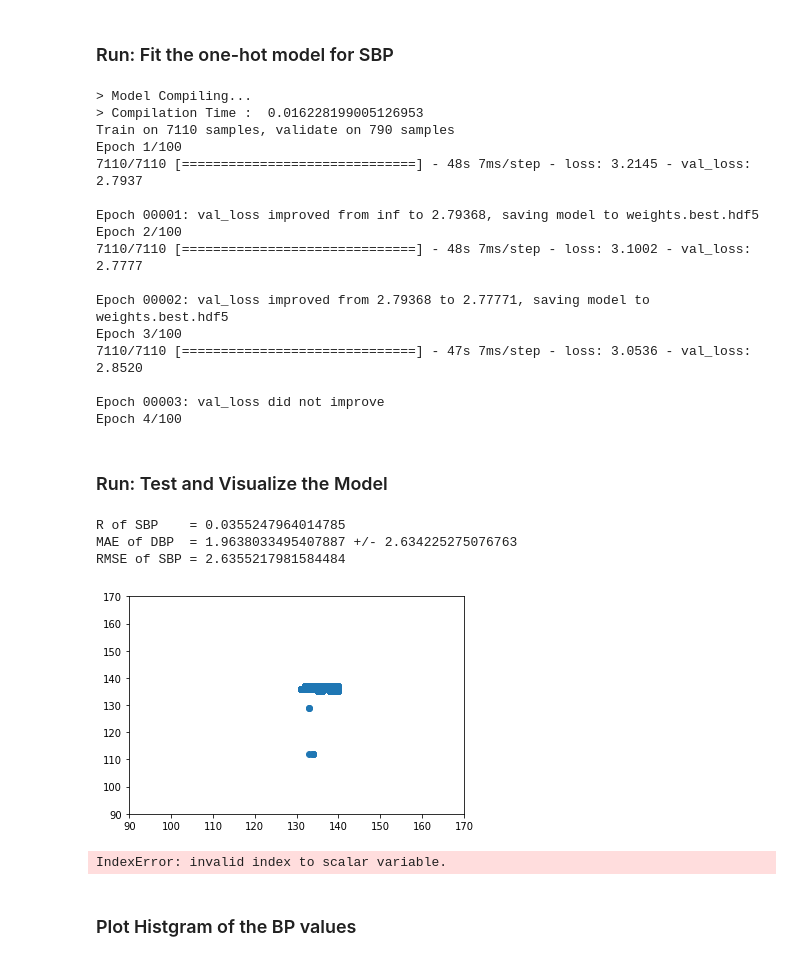
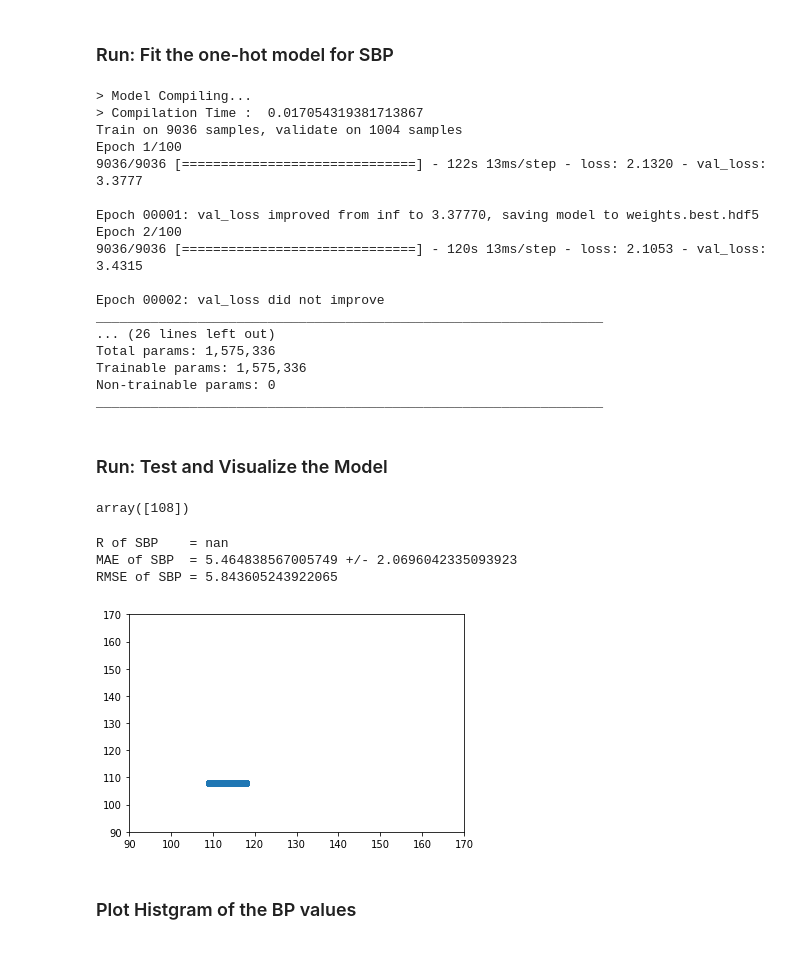
Before and after one commit to victorzhuli/BP_Research_II, a Jupyter notebook: LSTM_03142018.ipynb, the cells around one changed output. Saved outputs shown, nothing was run; the diff lists cells and outputs as text; code cells hidden in the pictures.

```diff
--- a/LSTM_03142018.ipynb
+++ b/LSTM_03142018.ipynb
@@ -384,18 +398,27 @@ def cal_error_oneHot(true_oneHot, pred_oneHot, label_encoder):
     axes.set_ylim([90,170])
     plt.show()
 # %%
+
 # load and prepare data
-global_start_time = time.time()
-epochs  = 100
-win_len = 5 * NewSrate # 5 s in down sampled data
-pid = 1
+win_len_in_Sec = 10 # 5 s in down sampled data
+pid = 11
 rids = [2]
 dSamp = True
 normalise_flag = True
 align_flag = False
+epochs  = 100
+label_type = 2
+#~~~~~~~~~~~~~~~~~~~~~~~~~
+global_start_time = time.time()
 epochs_to_wait_for_improve = 2
+Srate = 125
 
-X_train, Y_tr_SBP, Y_tr_DBP, X_test, Y_te_SBP, Y_te_DBP, label_encoder_SBP, label_encoder_DBP, onehot_encoder_SBP, onehot_encoder_DBP = separate_train_test(pid, rids, win_len, dSamp = dSamp, label_type = label_type, normalise_flag = normalise_flag, align_flag = align_flag)
+if dSamp == False:
+    NewSrate = Srate
+else:
+    NewSrate = 25
+win_len = win_len_in_Sec * NewSrate
+X_train, Y_tr_SBP, Y_tr_DBP, X_test, Y_te_SBP, Y_te_DBP, label_encoder_SBP, label_encoder_DBP, onehot_encoder_SBP, onehot_encoder_DBP = separate_train_test_ECG(pid, rids, win_len, dSamp = dSamp, label_type = label_type, normalise_flag = normalise_flag, align_flag = align_flag)
 
 print ('> Completed: data loaded and separated')
 # %% [output]
@@ -414,15 +450,20 @@ def build_model_lstm_oneHot(layers):
     lstm_model = Sequential()
 
     lstm_model.add(LSTM(
+        32,
         input_shape=(layers[1], layers[0]),
-        output_dim=layers[1],
         return_sequences=True))
-    lstm_model.add(Dropout(0.2))
+    lstm_model.add(Dropout(0.5))
 
     lstm_model.add(LSTM(
-        layers[2],
+        128,
+        return_sequences=True))
+    lstm_model.add(Dropout(0.5))
+
+    lstm_model.add(LSTM(
+        64,
         return_sequences=False))
-    lstm_model.add(Dropout(0.2))
+    lstm_model.add(Dropout(0.5))
 
     lstm_model.add(Dense(
         output_dim=layers[3]))
@@ -439,15 +480,15 @@ def build_model_lstm_oneHot(layers):
 # %% [markdown]
 ### Run: Fit the one-hot model for SBP
 # %%
+epochs_to_wait_for_improve = 1
 # define the layer units
-label_type = 2
 
 if label_type == 0:
     layers = [1, win_len, win_len * 2, win_len * 7, win_len * 3, 1]
 elif label_type == 1:
     layers = [1, win_len, win_len * 2, win_len * 7, win_len * 3, 1] # if last layer is 1, then train for SBP only
 elif label_type == 2:
-    layers = [1, win_len, win_len * 2, win_len * 7, win_len * 3, Y_tr_SBP.shape[1]] # if last layer is 1, then train for SBP only
+    layers = [2, win_len, win_len * 2, win_len * 7, win_len * 3, Y_tr_SBP.shape[1]] # if last layer is 1, then train for SBP only
 
 
 
@@ -467,7 +508,7 @@ callbacks_list = [checkpoint, earlyStopping]
 history = lstm_model_oneHot_SBP.fit(
             X_train,
             Y_tr_SBP,
-            batch_size = 64,
+            batch_size = 32,
             nb_epoch = epochs,
             verbose = 1,
             callbacks = callbacks_list,
@@ -479,35 +520,41 @@ lstm_model_oneHot_SBP.summary()
 lstm_model_oneHot_SBP.load_weights(filepath)
 # %% [output]
 > Model Compiling...
-> Compilation Time :  0.016228199005126953
-Train on 7110 samples, validate on 790 samples
+> Compilation Time :  0.017054319381713867
+Train on 9036 samples, validate on 1004 samples
 Epoch 1/100
-7110/7110 [==============================] - 48s 7ms/step - loss: 3.2145 - val_loss: 2.7937
+9036/9036 [==============================] - 122s 13ms/step - loss: 2.1320 - val_loss: 3.3777
 
-Epoch 00001: val_loss improved from inf to 2.79368, saving model to weights.best.hdf5
+Epoch 00001: val_loss improved from inf to 3.37770, saving model to weights.best.hdf5
 Epoch 2/100
-7110/7110 [==============================] - 48s 7ms/step - loss: 3.1002 - val_loss: 2.7777
+9036/9036 [==============================] - 120s 13ms/step - loss: 2.1053 - val_loss: 3.4315
 
-Epoch 00002: val_loss improved from 2.79368 to 2.77771, saving model to weights.best.hdf5
-Epoch 3/100
-7110/7110 [==============================] - 47s 7ms/step - loss: 3.0536 - val_loss: 2.8520
-
-Epoch 00003: val_loss did not improve
-Epoch 4/100
+Epoch 00002: val_loss did not improve
+_________________________________________________________________
+... (26 lines left out)
+Total params: 1,575,336
+Trainable params: 1,575,336
+Non-trainable params: 0
+_________________________________________________________________
 # %% [markdown]
 ### Run: Test and Visualize the Model
+# %%
+oneHot_prediction
+pred = label_decode_onehot(oneHot_prediction, label_encoder_SBP)
+np.unique(pred)
+# %% [output]
+array([108])
 # %%
 oneHot_prediction = predict_oneHot(lstm_model_oneHot_SBP, X_test)
 # pred = label_decode_onehot(oneHot_prediction, label_encoder_SBP)
 cal_error_oneHot(Y_te_SBP, oneHot_prediction, label_encoder_SBP)
-scores = lstm_model_oneHot_SBP.evaluate(X_test, Y_te_SBP, verbose=0)
-print("Accuracy: %.2f%%" % (scores[1]*100))
+# scores = lstm_model_oneHot_SBP.evaluate(X_test, Y_te_SBP, verbose=0)
+# print("Accuracy: %.2f%%" % (scores[1]*100))
 # %% [output]
-R of SBP    = 0.0355247964014785
-MAE of DBP  = 1.9638033495407887 +/- 2.634225275076763
-RMSE of SBP = 2.6355217981584484
+R of SBP    = nan
+MAE of SBP  = 5.464838567005749 +/- 2.0696042335093923
+RMSE of SBP = 5.843605243922065
-[figure, old version]
+[figure, new version]
-IndexError: invalid index to scalar variable.
 # %% [markdown]
 ### Plot Histgram of the BP values
 # %%
```
Also changed, not shown: parts of 7 cells of this notebook, 3 other files.
